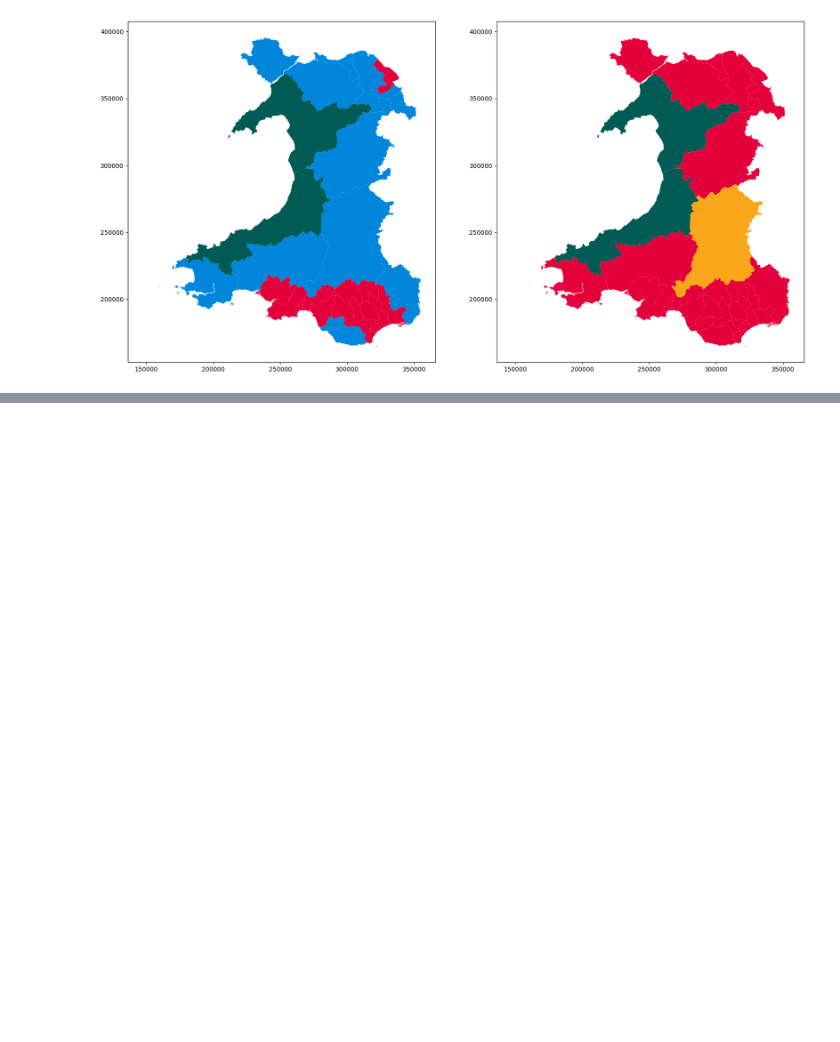
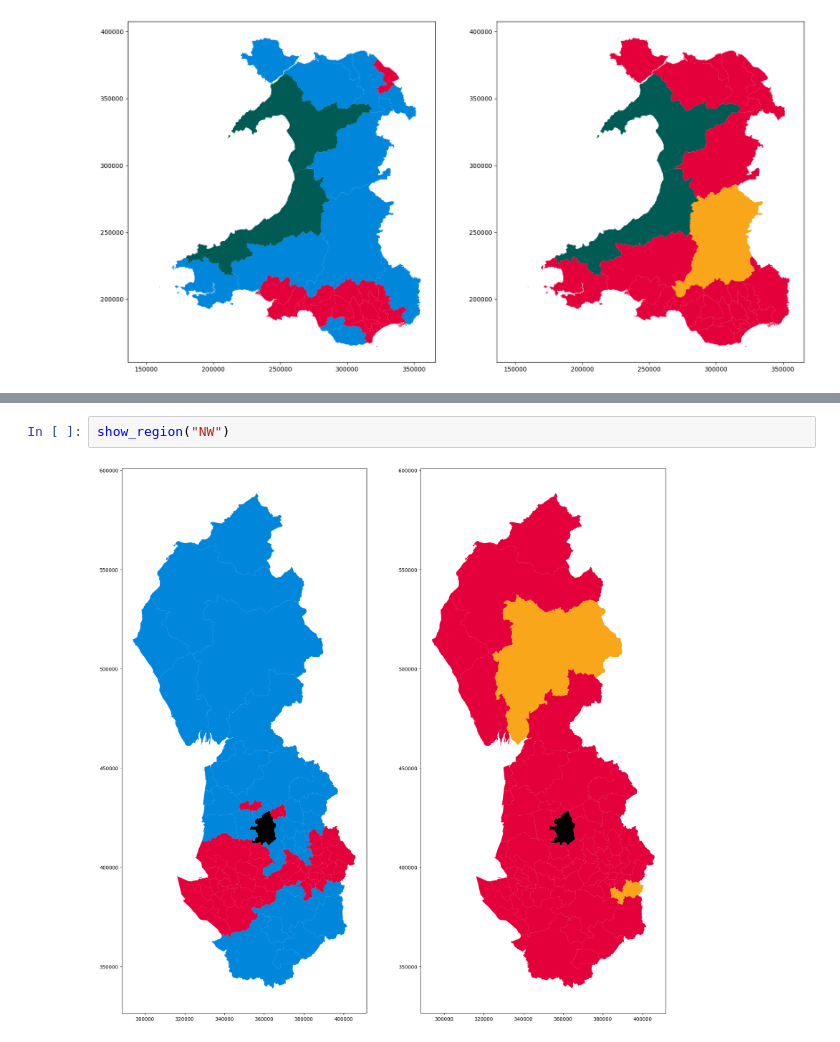
Before and after one commit to MatthewFricker/2024-Election-Project, a Jupyter notebook: RegionalPreview.ipynb, the cells around one changed output, grey strips where cells are left out. Saved outputs shown, nothing was run; the diff lists cells and outputs as text; blank space fills up the shorter version.

```diff
--- a/RegionalPreview.ipynb
+++ b/RegionalPreview.ipynb
@@ -93,0 +83,4 @@ Name: country, Length: 632, dtype: object
+# %%
+show_region("NW")
+# %% [output]
+[figure, added]
```
Also changed, not shown: parts of 10 cells of this notebook, 27 other files.
